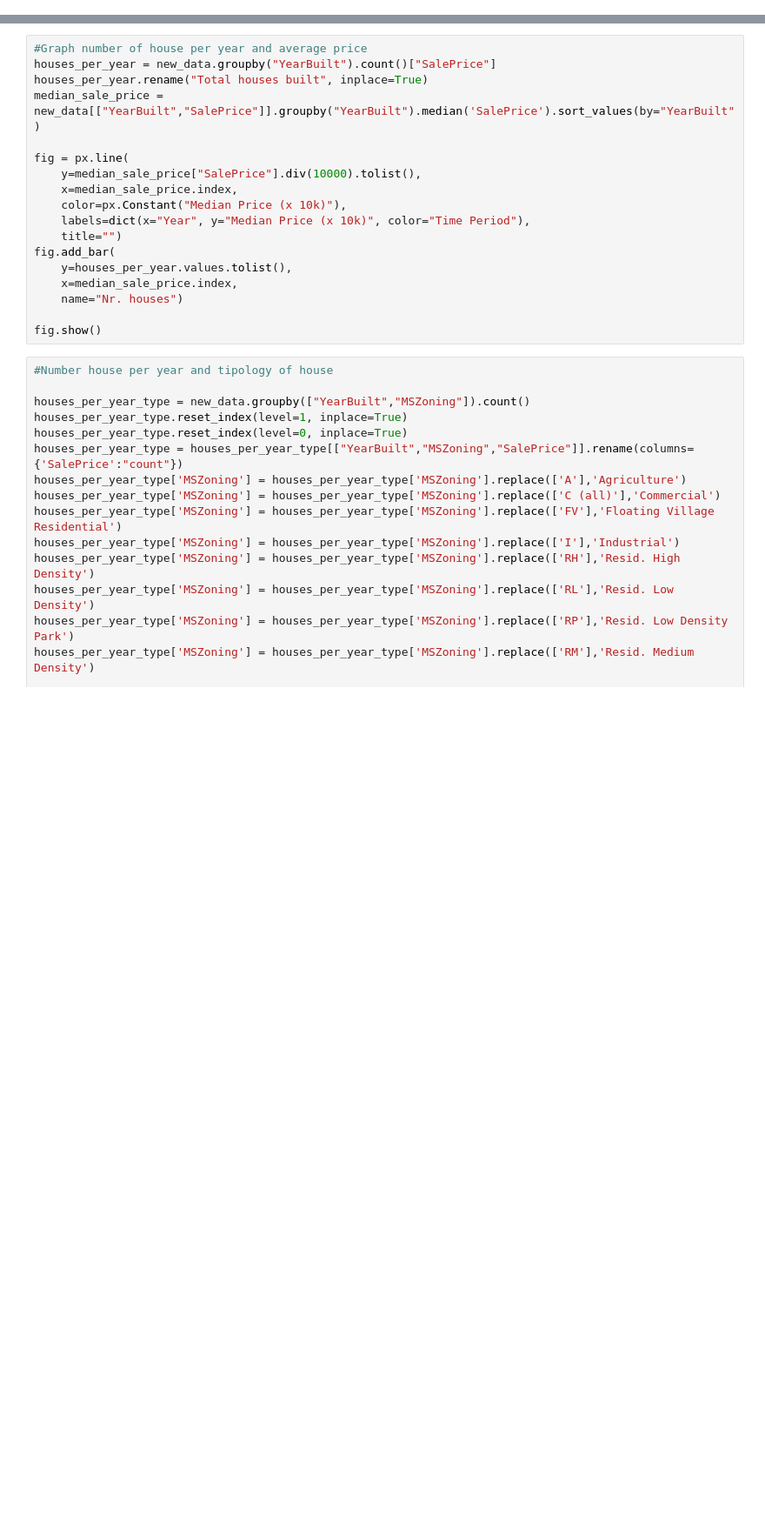
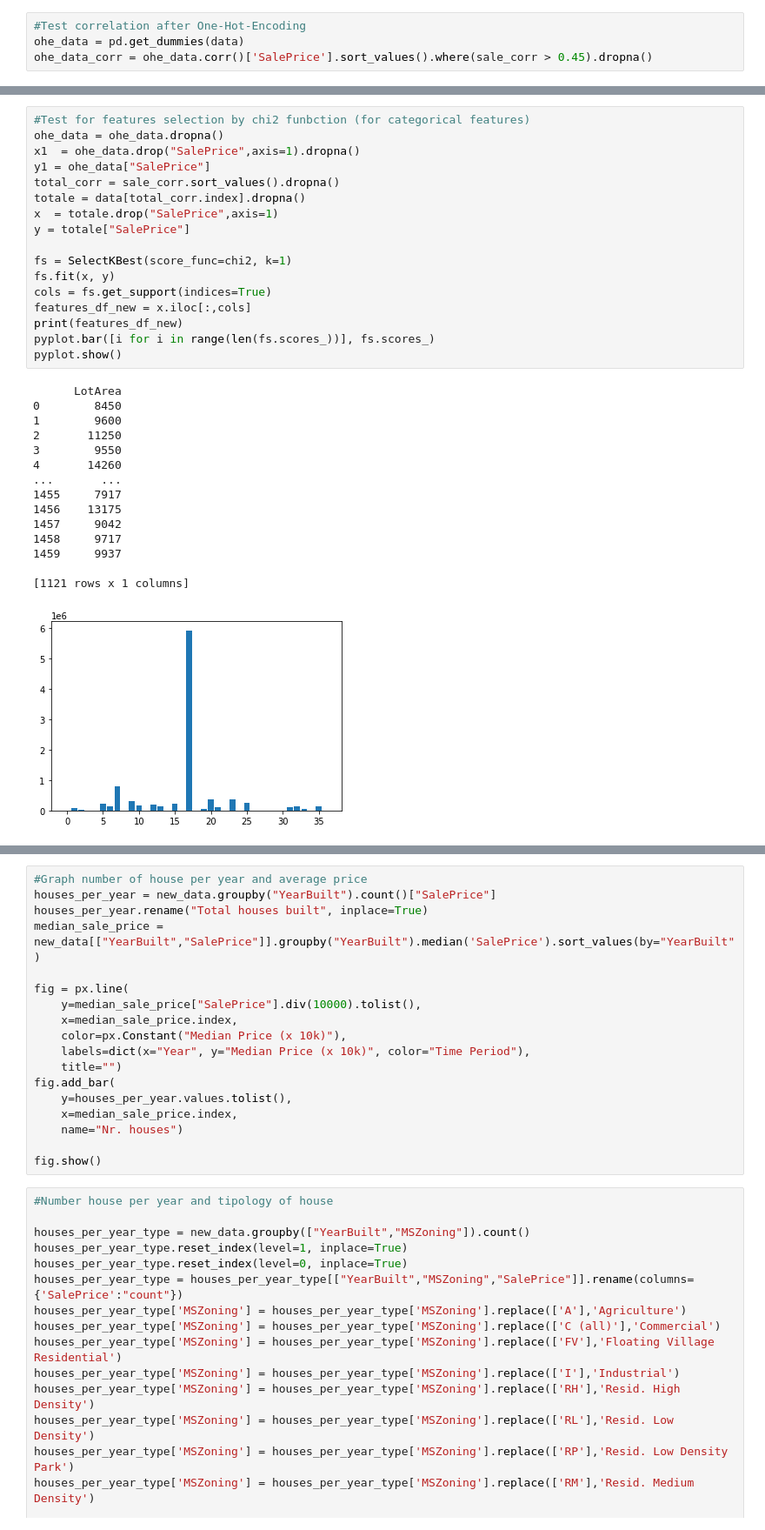
Before and after one commit to teosalza/houses_price, a Jupyter notebook: project/test_notebook.ipynb, the cells around one changed output, grey strips where cells are left out. Shown: that part at 87% size. Cells and saved outputs as stored; diff of their text form; blank space fills up the shorter version.

Commit message:
Test label encoding, one hot encoding, scatter matrix correlation pplot, test SelectKBest for categorical features

```diff
--- a/project/test_notebook.ipynb
+++ b/project/test_notebook.ipynb
@@ -36,3 +44,7 @@ new_data
 | 1458 | 0 | 1950 | 5 | 1 | 1078 | 1078 | 240 | 1 | ... |
 | 1459 | 0 | 1965 | 6 | 1 | 1256 | 1256 | 276 | 1 | ... |
 1460 rows × 12 columns
+# %%
+#Test correlation after One-Hot-Encoding
+ohe_data = pd.get_dummies(data)
+ohe_data_corr = ohe_data.corr()['SalePrice'].sort_values().where(sale_corr > 0.45).dropna()
@@ -38,0 +78,33 @@ new_data
+# %%
+#Test for features selection by chi2 funbction (for categorical features)
+ohe_data = ohe_data.dropna()
+x1  = ohe_data.drop("SalePrice",axis=1).dropna()
+y1 = ohe_data["SalePrice"]
+total_corr = sale_corr.sort_values().dropna()
+totale = data[total_corr.index].dropna()
+x  = totale.drop("SalePrice",axis=1)
+y = totale["SalePrice"]
+
+fs = SelectKBest(score_func=chi2, k=1)
+fs.fit(x, y)
+cols = fs.get_support(indices=True)
+features_df_new = x.iloc[:,cols]
+print(features_df_new)
+pyplot.bar([i for i in range(len(fs.scores_))], fs.scores_)
+pyplot.show()
+# %% [output]
+      LotArea
+0        8450
+1        9600
+2       11250
+3        9550
+4       14260
+...       ...
+1455     7917
+1456    13175
+1457     9042
+1458     9717
+1459     9937
+
+[1121 rows x 1 columns]
+[figure, added]
```
Also changed, not shown: parts of 10 cells of this notebook.
